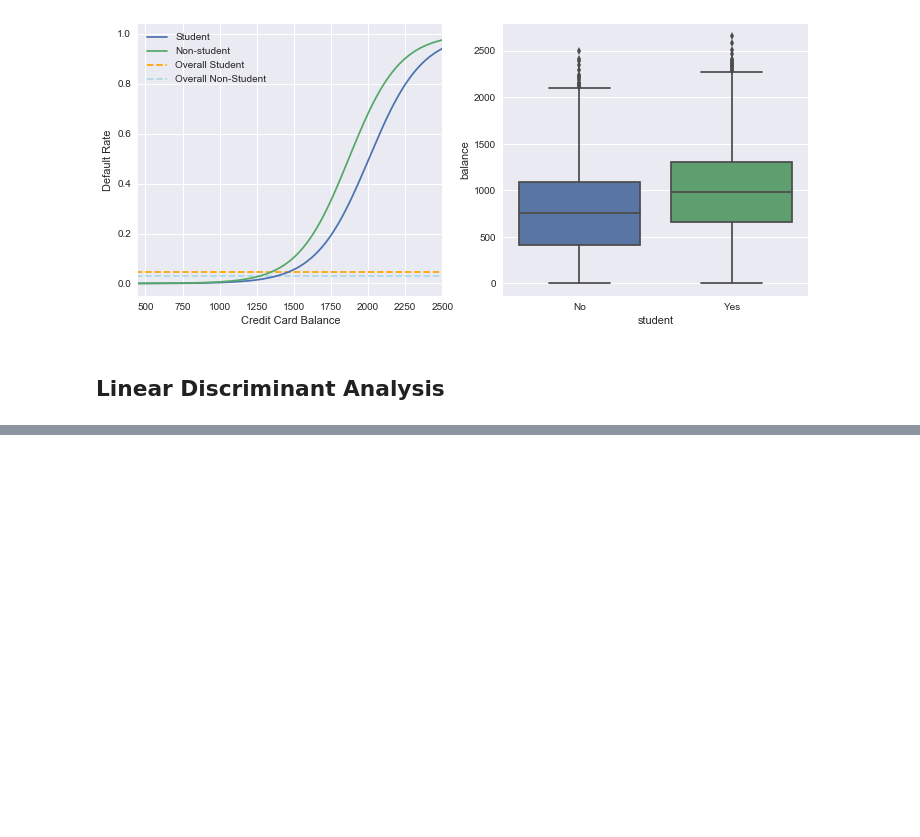
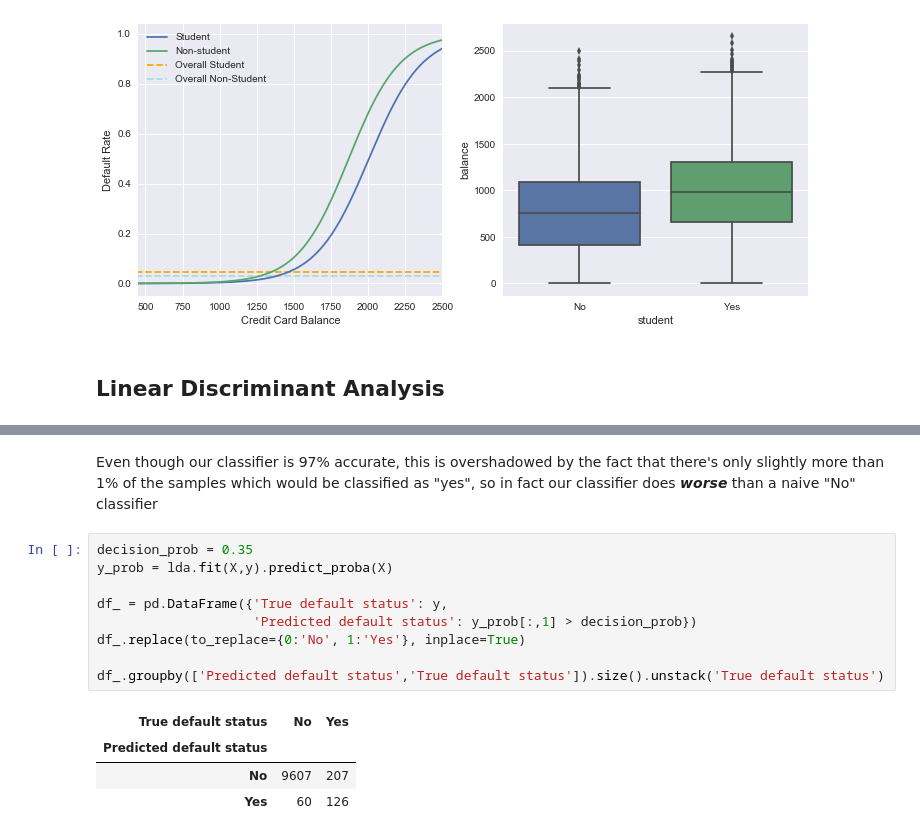
Before and after one commit to TSunny007/Statistical-Learning, a Jupyter notebook: Classification/Classification.ipynb, the cells around one changed output, grey strips where cells are left out. Cells and saved outputs as stored; diff of their text form; blank space fills up the shorter version.

```diff
--- a/Classification/Classification.ipynb
+++ b/Classification/Classification.ipynb
@@ -221,0 +248,16 @@ sns.boxplot('student', 'balance', data=df, orient='v', ax=ax2);
+# %% [markdown]
+Even though our classifier is 97% accurate, this is overshadowed by the fact that there's only slightly more than 1% of the samples which would be classified as "yes", so in fact our classifier does __*worse*__ than a naive "No" classifier
+# %%
+decision_prob = 0.35
+y_prob = lda.fit(X,y).predict_proba(X)
+
+df_ = pd.DataFrame({'True default status': y,
+                    'Predicted default status': y_prob[:,1] > decision_prob})
+df_.replace(to_replace={0:'No', 1:'Yes'}, inplace=True)
+
+df_.groupby(['Predicted default status','True default status']).size().unstack('True default status')
+# %% [output]
+| True default status | No | Yes |
+| Predicted default status |  |  |
+| No | 9607 | 207 |
+| Yes | 60 | 126 |
```
Also changed, not shown: parts of 4 cells of this notebook.
